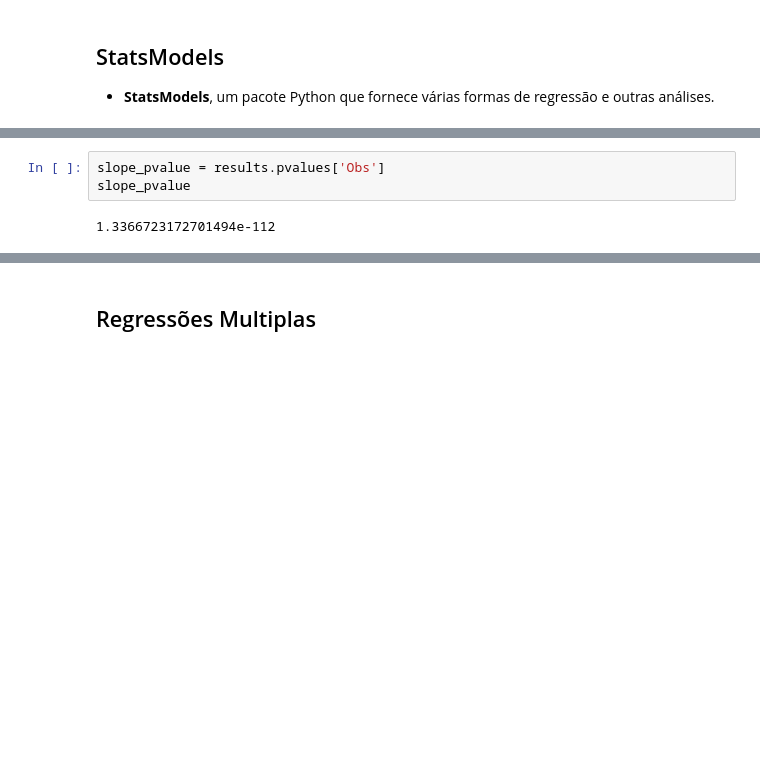
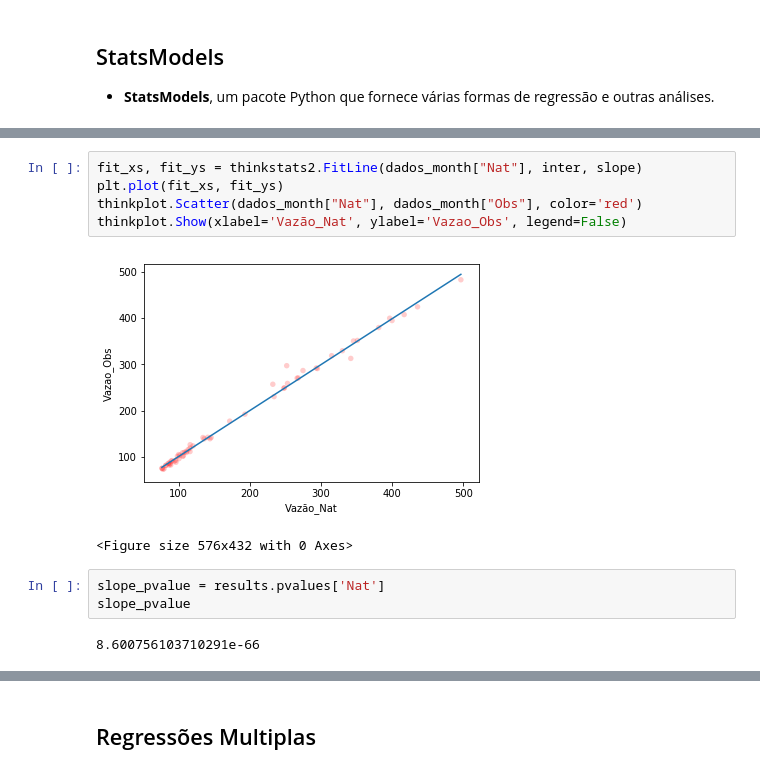
Before and after one commit to clebsonpy/ThinkStats2, a Jupyter notebook: code/Estatística/Cap11_Clebson.ipynb, the cells around one changed output, grey strips where cells are left out. Cells and saved outputs as stored; diff of their text form; blank space fills up the shorter version.

```diff
--- a/code/Estatística/Cap11_Clebson.ipynb
+++ b/code/Estatística/Cap11_Clebson.ipynb
@@ -111,9 +119,17 @@ Slope:  0.9952755902710447
 \end{equation}
+# %%
+fit_xs, fit_ys = thinkstats2.FitLine(dados_month["Nat"], inter, slope)
+plt.plot(fit_xs, fit_ys)
+thinkplot.Scatter(dados_month["Nat"], dados_month["Obs"], color='red')
+thinkplot.Show(xlabel='Vazão_Nat', ylabel='Vazao_Obs', legend=False)
+# %% [output]
+[figure, added]
+<Figure size 576x432 with 0 Axes>
 # %%
-slope_pvalue = results.pvalues['Obs']
+slope_pvalue = results.pvalues['Nat']
 slope_pvalue
 # %% [output]
-1.3366723172701494e-112
+8.600756103710291e-66
 # %%
 r2 = results.rsquared
 r2
```
Also changed, not shown: parts of 35 cells of this notebook, 5 other files.
